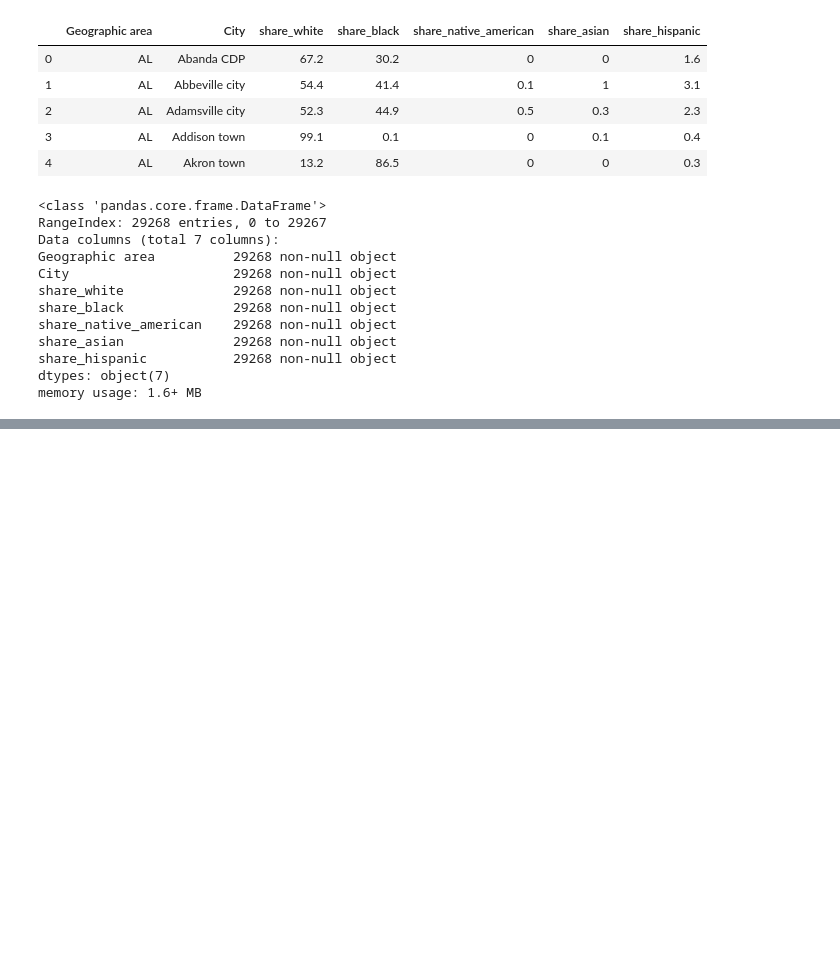
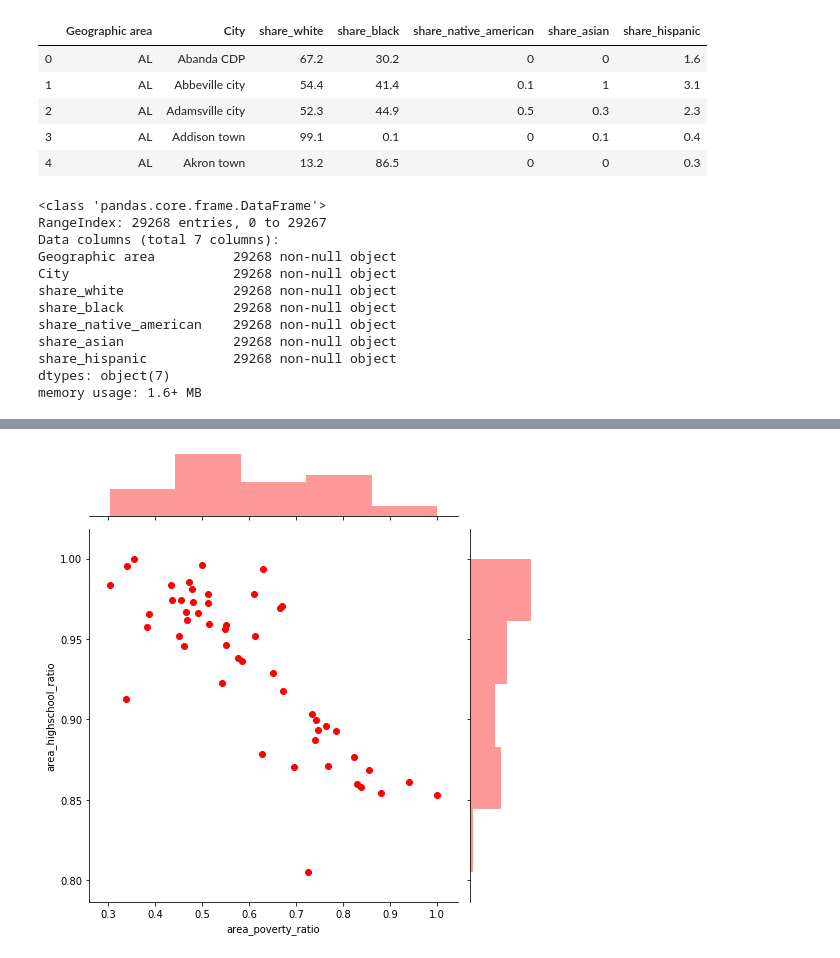
Before and after one commit to n-wes/Data-Visualization-with-Python, a Jupyter notebook: learning_tutorials/seaborn_tutorial/seaborn_tutorial.ipynb, the cells around one changed output, grey strips where cells are left out. Drawn from its saved outputs; the diff is of its cells as text; code cells hidden in the pictures; blank space fills up the shorter version.

```diff
--- a/learning_tutorials/seaborn_tutorial/seaborn_tutorial.ipynb
+++ b/learning_tutorials/seaborn_tutorial/seaborn_tutorial.ipynb
@@ -239,0 +259,4 @@ data.head()
+# %%
+g = sns.jointplot("area_poverty_ratio", "area_highschool_ratio", data=data, kind = "scatter", height = 7, ratio = 5, color = 'r')
+# %% [output]
+[figure, added]
```
Also changed, not shown: parts of 42 cells of this notebook.
